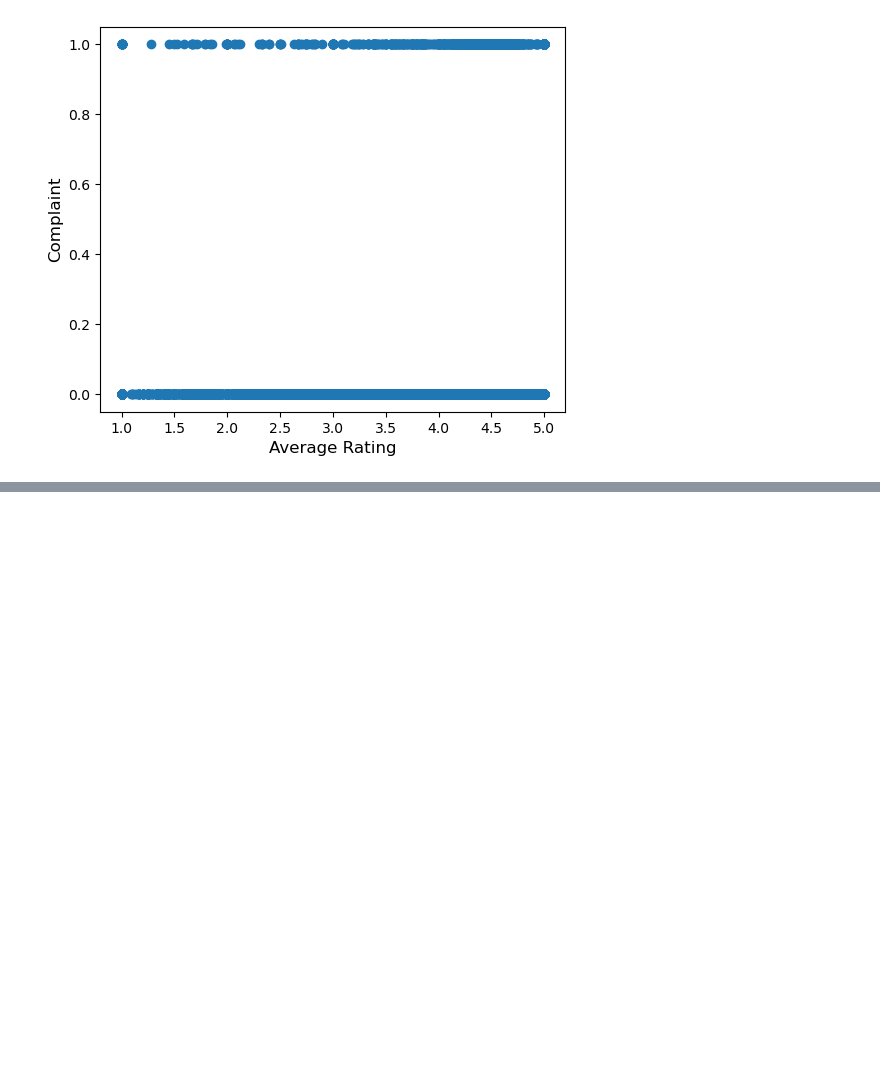
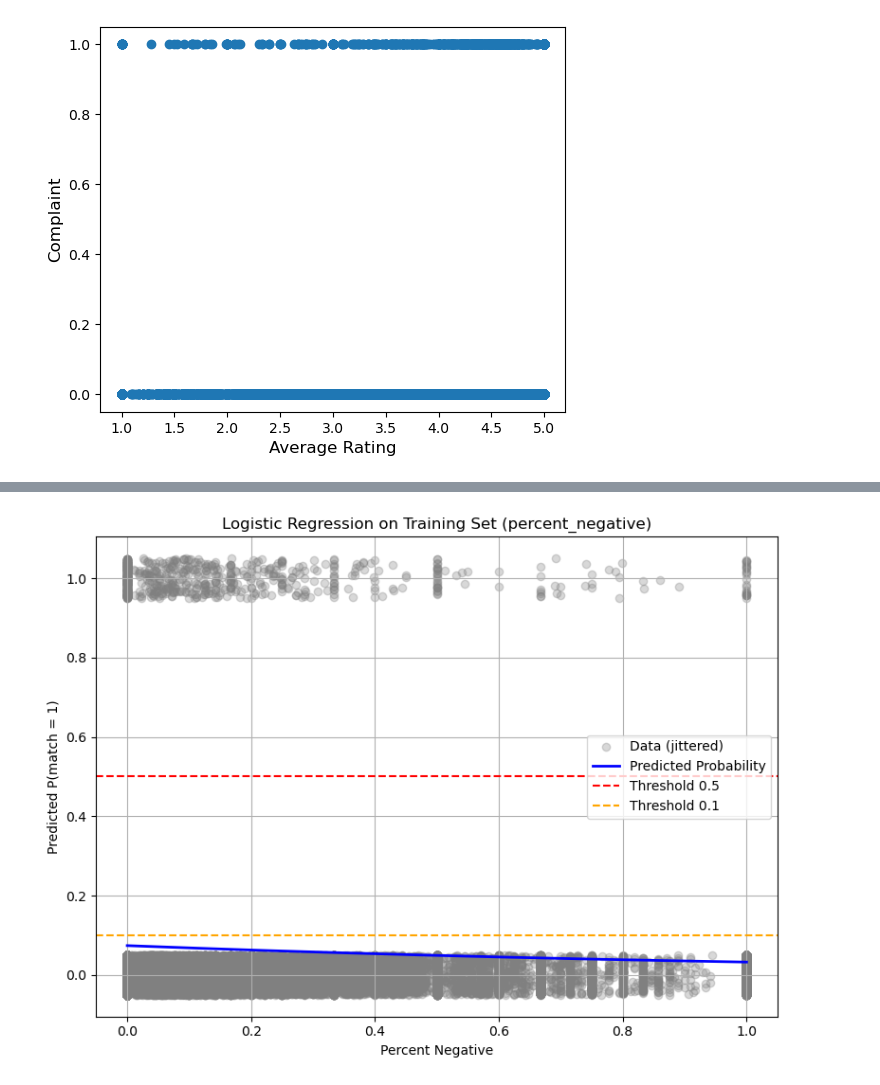
Before and after one commit to rebekah-eichberg/summer-2025-safeify, a Jupyter notebook: Emmi_fuzzy_ brand_tree/Silly_analysis_and_silly_baselines.ipynb, the cells around one changed output, grey strips where cells are left out. Saved outputs shown, nothing was run; the diff lists cells and outputs as text; code cells hidden in the pictures; blank space fills up the shorter version.

```diff
--- a/Emmi_fuzzy_ brand_tree/Silly_analysis_and_silly_baselines.ipynb
+++ b/Emmi_fuzzy_ brand_tree/Silly_analysis_and_silly_baselines.ipynb
@@ -62,0 +205,5 @@ y = df['match']
+# %%
+from sklearn.preprocessing import StandardScaler
+
+scaler = StandardScaler()
+df['percent_negative_scaled'] = scaler.fit_transform(df[['percent_negative']])
@@ -62,0 +213,93 @@ y = df['match']
+# %%
+import torch
+import torch.nn as nn
+import numpy as np
+import pandas as pd
+import matplotlib.pyplot as plt
+from sklearn.metrics import confusion_matrix, precision_score, recall_score, f1_score
+
+# -------------------------
+# 1. Prepare the data
+# -------------------------
+X_neg = torch.tensor(df[['percent_negative']].values, dtype=torch.float32)
+y_neg = torch.tensor(df['match'].values, dtype=torch.float32).view(-1)
+
+# -------------------------
+# 2. Define model, loss, and optimizer
+# -------------------------
+model_neg = nn.Linear(1, 1)
+loss_fn = nn.BCEWithLogitsLoss(pos_weight=torch.tensor([10.0]))
+optimizer = torch.optim.SGD(model_neg.parameters(), lr=0.01)
+
+# -------------------------
+# 3. Train the model
+# -------------------------
+num_epochs = 5000
+
+for epoch in range(num_epochs):
+    model_neg.train()
+
+    logits_neg = model_neg(X_neg).view(-1)
+    loss_neg = loss_fn(logits_neg, y_neg)
+
+    optimizer.zero_grad()
+    loss_neg.backward()
+    optimizer.step()
+
+    if epoch % 100 == 0:
+        print(f"Epoch {epoch}, Loss: {loss_neg.item():.4f}")
+
+# -------------------------
+# 4. Evaluate the model
+# -------------------------
+model_neg.eval()
+with torch.no_grad():
+    logits_neg = model_neg(X_neg).view(-1)
+    probs_neg = torch.sigmoid(logits_neg)
+
+threshold = 0.1
+y_pred_neg = (probs_neg > threshold).int()
+y_true_neg = y_neg.int()
+
+cm_neg = confusion_matrix(y_true_neg, y_pred_neg)
+TN_neg, FP_neg, FN_neg, TP_neg = cm_neg.ravel()
+
+precision_neg = precision_score(y_true_neg, y_pred_neg, zero_division=0)
+recall_neg = recall_score(y_true_neg, y_pred_neg, zero_division=0)
+f1_neg = f1_score(y_true_neg, y_pred_neg, zero_division=0)
+
+print(f"\n🔍 Evaluation at threshold {threshold}")
+print(f"TP: {TP_neg}, TN: {TN_neg}, FP: {FP_neg}, FN: {FN_neg}")
+print(f"Precision: {precision_neg:.3f}, Recall: {recall_neg:.3f}, F1-score: {f1_neg:.3f}")
+
+# -------------------------
+# 5. Compute Loss
+# -------------------------
+with torch.no_grad():
+    percent_negative_loss = loss_fn(logits_neg, y_neg).item()
+print(f"\n📉 Final Training Loss (percent_negative): {percent_negative_loss:.4f}")
+
+# -------------------------
+# 6. Plot sigmoid curve + data
+# -------------------------
+x_vals_neg = torch.linspace(df['percent_negative'].min(), df['percent_negative'].max(), 200).view(-1, 1)
+with torch.no_grad():
+    y_vals_neg = torch.sigmoid(model_neg(x_vals_neg)).view(-1).numpy()
+
+x_scatter_neg = df['percent_negative'].values
+y_scatter_neg = df['match'].values + np.random.uniform(-0.05, 0.05, size=len(df))
+
+plt.figure(figsize=(8, 6))
+plt.scatter(x_scatter_neg, y_scatter_neg, alpha=0.3, label="Data (jittered)", color='gray')
+plt.plot(x_vals_neg.view(-1).numpy(), y_vals_neg, color='blue', linewidth=2, label="Predicted Probability")
+plt.axhline(0.5, color='red', linestyle='--', label="Threshold 0.5")
+plt.axhline(0.1, color='orange', linestyle='--', label="Threshold 0.1")
+
+plt.xlabel("Percent Negative")
+plt.ylabel("Predicted P(match = 1)")
+plt.title("Logistic Regression on Training Set (percent_negative)")
+plt.legend()
+plt.grid(True)
+plt.tight_layout()
+plt.show()
+# %% [output]
@@ -62,0 +323 @@ y = df['match']
+[figure, added]
```
Also changed, not shown: parts of 23 cells of this notebook.
